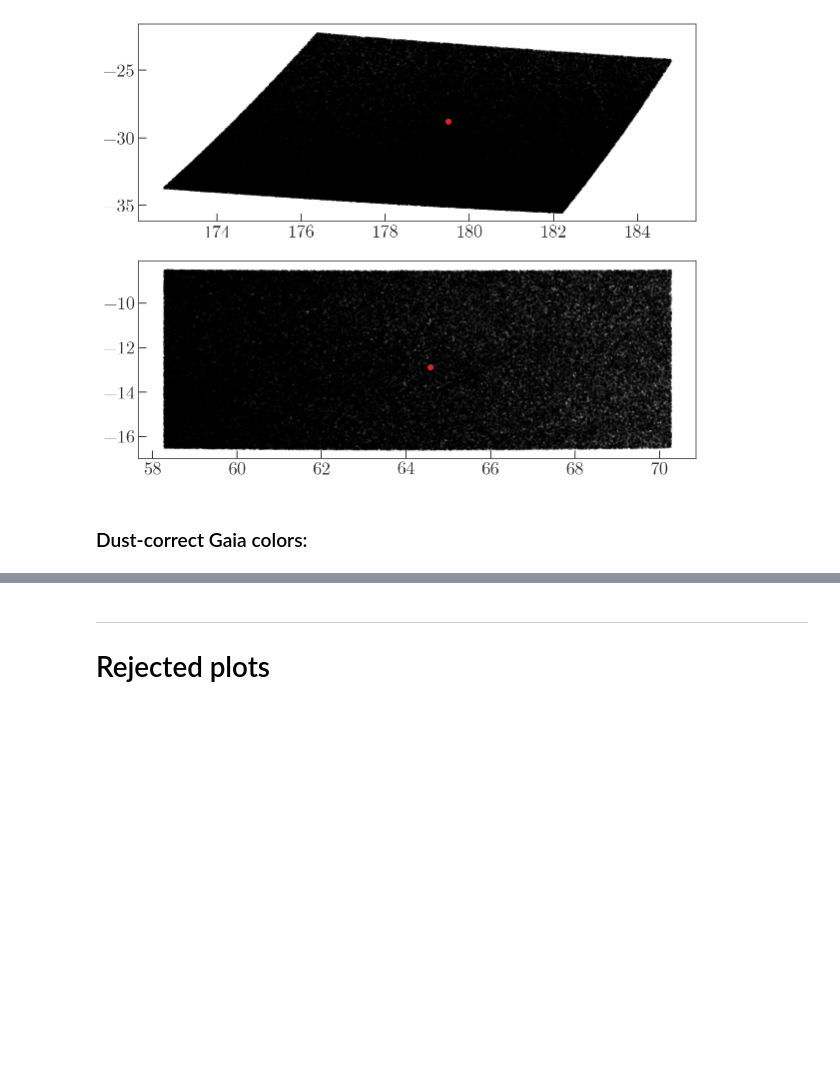
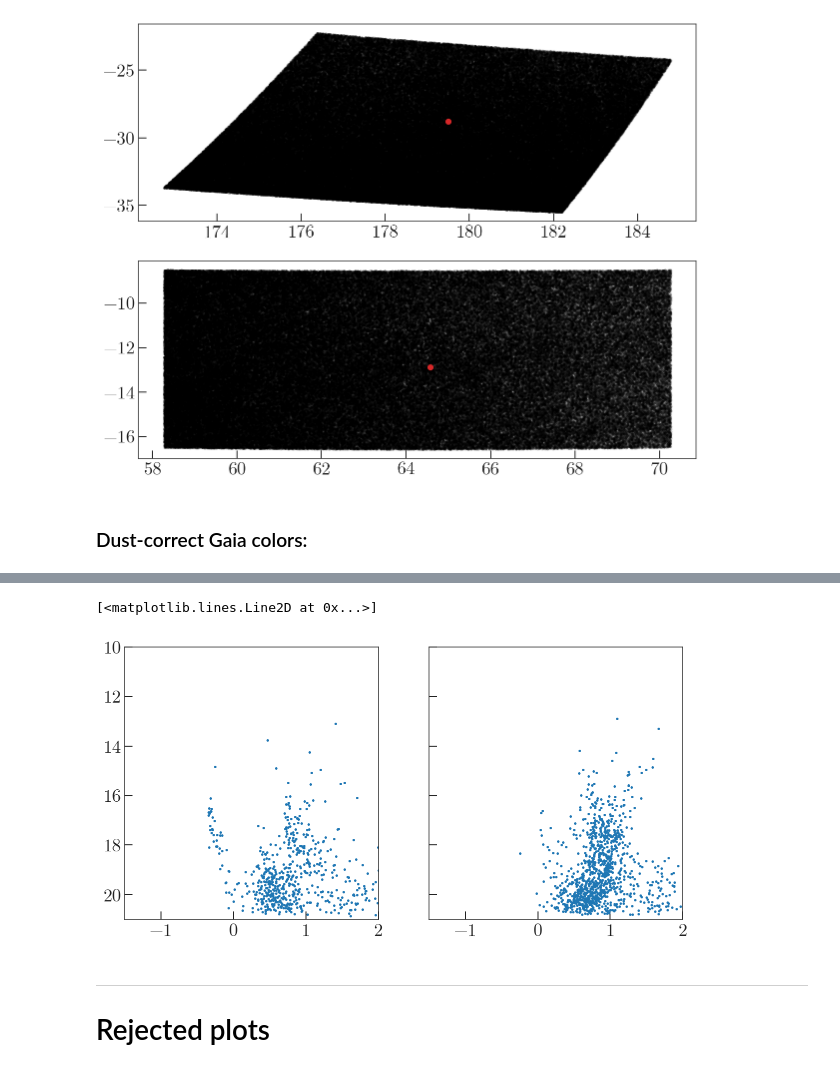
Before and after one commit to adrn/dr2-lmc-cluster, a Jupyter notebook: notebooks/Figure1-Gaia-GALEX.ipynb, the cells around one changed output, grey strips where cells are left out. Saved outputs shown, nothing was run; the diff lists cells and outputs as text; code cells hidden in the pictures; blank space fills up the shorter version.

```diff
--- a/notebooks/Figure1-Gaia-GALEX.ipynb
+++ b/notebooks/Figure1-Gaia-GALEX.ipynb
@@ -186,3 +191,23 @@ fig.savefig('../plots/gaia-cmd-pm.pdf', dpi=200)
+# %%
+pm_mask_on = np.sqrt( (g.pmra.value-pm_circ.xy[0])**2 + (g.pmdec.value-pm_circ.xy[1])**2 ) < 0.3
+pm_mask_off = np.sqrt( (g.pmra.value- -1.25)**2 + (g.pmdec.value--0.5)**2 ) < 0.3
+# %%
+# H, xe, ye = np.histogram2d(bprp0[pm_mask], G0[pm_mask],
+#                            bins=bins)
+# H = H.T
+
+fig, axes = plt.subplots(1, 2, figsize=(10, 5), sharex=True, sharey=True)
+
+ax = axes[0]
+ax.plot(bprp0[pm_mask_on], G0[pm_mask_on], marker='.', ls='none')
+ax.set_xlim(-1.5, 2)
+ax.set_ylim(21, 10)
+
+ax = axes[1]
+ax.plot(bprp0[pm_mask_off], G0[pm_mask_off], marker='.', ls='none')
+# %% [output]
+[<matplotlib.lines.Line2D at 0x...>]
+[figure, added]
 # %% [markdown]
 ---
 
```
Also changed, not shown: parts of 3 cells of this notebook.
